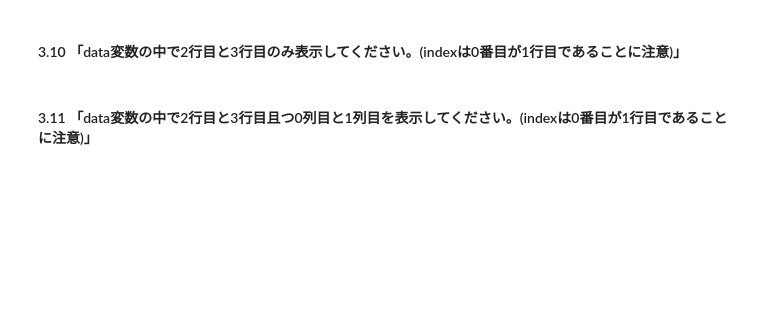
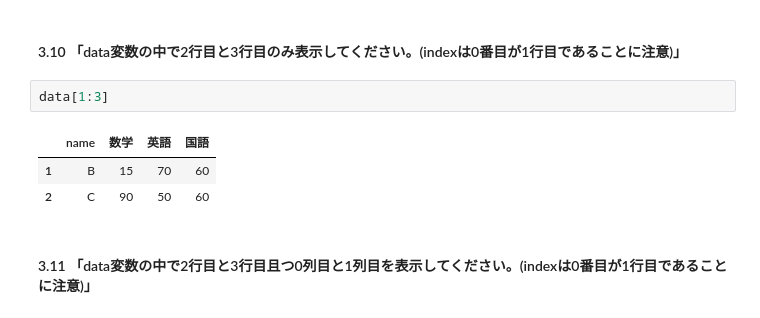
Before and after one commit to wataridmm/practice, a Jupyter notebook: pandas_editor.ipynb, the cells around one changed output. Cells and saved outputs as stored; diff of their text form; blank space fills up the shorter version.

```diff
--- a/pandas_editor.ipynb
+++ b/pandas_editor.ipynb
@@ -192,4 +220,10 @@ len(data[data['数学'] >= 50])
 # %% [markdown]
 #### 3.10 「data変数の中で2行目と3行目のみ表示してください。(indexは0番目が1行目であることに注意)」
+# %%
+data[1:3]
+# %% [output]
+|  | name | 数学 | 英語 | 国語 |
+| 1 | B | 15 | 70 | 60 |
+| 2 | C | 90 | 50 | 60 |
 # %% [markdown]
 #### 3.11 「data変数の中で2行目と3行目且つ0列目と1列目を表示してください。(indexは0番目が1行目であることに注意)」
```
Also changed, not shown: parts of 7 cells of this notebook.
